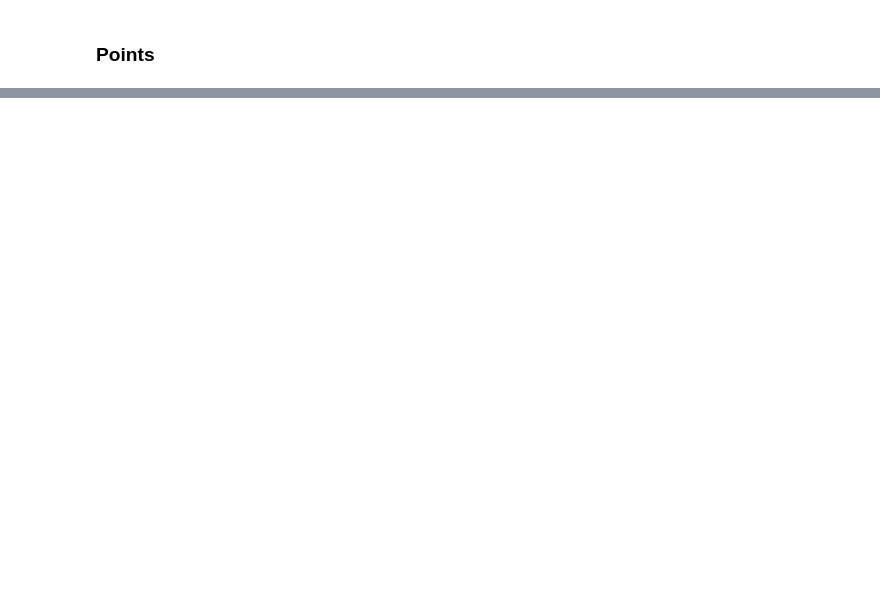
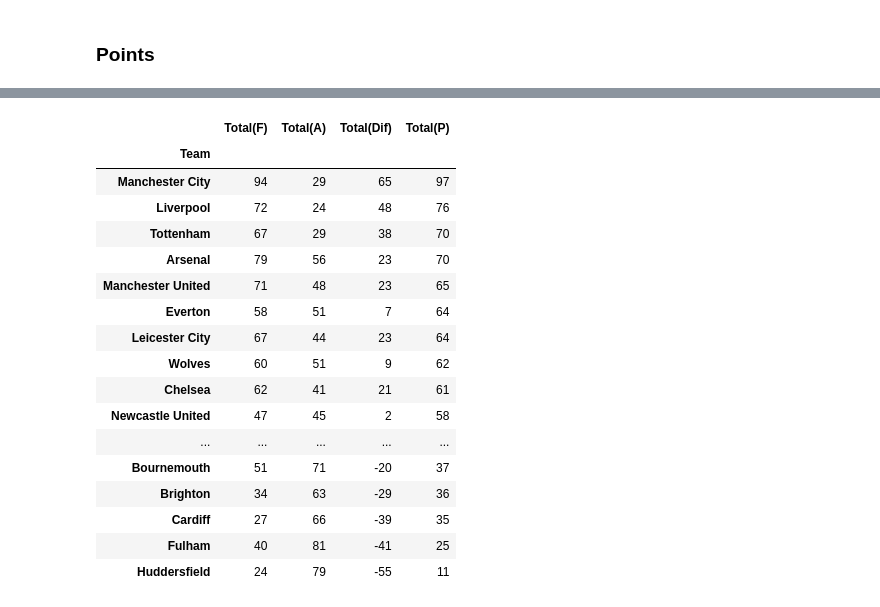
Before and after one commit to ANihill/fundamentalsProject, a Jupyter notebook: Project.ipynb, the cells around one changed output, grey strips where cells are left out. Saved outputs shown, nothing was run; the diff lists cells and outputs as text; code cells hidden in the pictures; blank space fills up the shorter version.

Commit message:
Implemented python script that generates random league table

```diff
--- a/Project.ipynb
+++ b/Project.ipynb
@@ -1435 +1435,23 @@ Liverpool            1.285714
 dtype: float64
+# %%
+%run -i "league.py"
+total_ran
+# %% [output]
+|  | Total(F) | Total(A) | Total(Dif) | Total(P) |
+| Team |  |  |  |  |
+| Manchester City | 94 | 29 | 65 | 97 |
+| Liverpool | 72 | 24 | 48 | 76 |
+| Tottenham | 67 | 29 | 38 | 70 |
+| Arsenal | 79 | 56 | 23 | 70 |
+| Manchester United | 71 | 48 | 23 | 65 |
+| Everton | 58 | 51 | 7 | 64 |
+| Leicester City | 67 | 44 | 23 | 64 |
+| Wolves | 60 | 51 | 9 | 62 |
+| Chelsea | 62 | 41 | 21 | 61 |
+| Newcastle United | 47 | 45 | 2 | 58 |
+| ... | ... | ... | ... | ... |
+| Bournemouth | 51 | 71 | -20 | 37 |
+| Brighton | 34 | 63 | -29 | 36 |
+| Cardiff | 27 | 66 | -39 | 35 |
+| Fulham | 40 | 81 | -41 | 25 |
+| Huddersfield | 24 | 79 | -55 | 11 |
```
Also changed, not shown: parts of 35 cells of this notebook, 2 other files.
